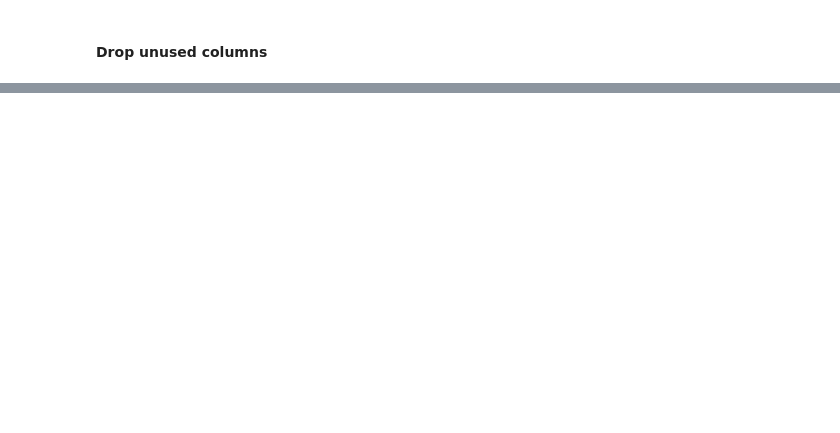
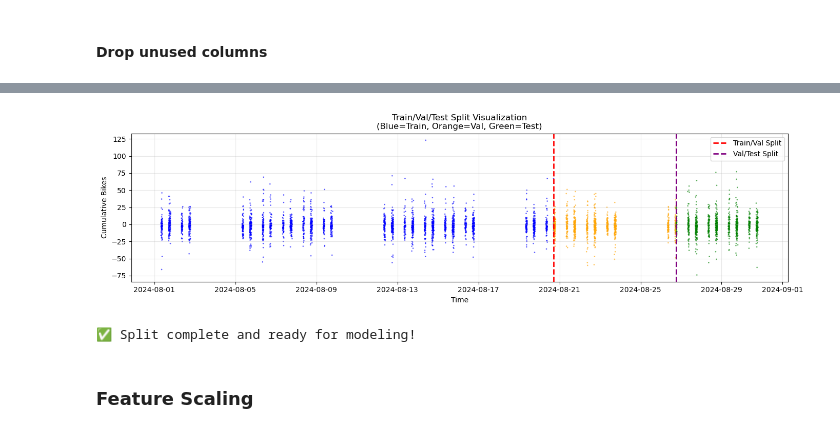
Before and after one commit to michaeltwersky/applied-ml-project, a Jupyter notebook: citibike_demand.ipynb, the cells around one changed output, grey strips where cells are left out. Cells and saved outputs as stored; diff of their text form; code cells hidden in the pictures; blank space fills up the shorter version.

```diff
--- a/citibike_demand.ipynb
+++ b/citibike_demand.ipynb
@@ -1006,7 +1304,7 @@ bike_changes = pd.merge(bike_changes, station_interval_agg_cat, on=['station_id'
 #### Clean new DF
 # %%
 # 1. Drop redundant columns
-bike_changes = bike_changes.drop(columns=['conditions', 'rush_period'])
+bike_changes = bike_changes.drop(columns=['conditions'])
 
 # 2. Fill missing weather data (forward fill from previous hour)
 weather_cols = ['temp', 'dew', 'precip', 'precipprob', 'windspeed', 'cloudcover', 'visibility']
@@ -1109,12 +1378,0 @@ station_features = pd.merge(station_features, station_trip_stats, on='station_id
-# %%
-# Merge station characteristics
-bike_changes = pd.merge(
-    bike_changes,
-    station_features[['station_id', 'lat', 'lng', 'borough', 'borough_encoded',
-                      'total_historical_rides', 'avg_trip_duration_hist',
-                      'std_trip_duration', 'member_proportion_hist']],
-    on='station_id',
-    how='left'
-)
-
-print(f"bike_changes shape after merge: {bike_changes.shape}")
@@ -1207,0 +1765,46 @@ fig.show()
+# %%
+# Visualize the split
+fig, ax = plt.subplots(figsize=(14, 4))
+
+# Plot a sample of the target variable colored by split
+sample_size = min(5000, len(bike_changes_model))
+sample_idx = np.random.choice(len(bike_changes_model), sample_size, replace=False)
+sample_idx = sorted(sample_idx)
+
+sample_data = bike_changes_model.iloc[sample_idx]
+
+# Color by split
+colors = []
+for idx in sample_idx:
+    if idx < train_end:
+        colors.append('blue')
+    elif idx < val_end:
+        colors.append('orange')
+    else:
+        colors.append('green')
+
+ax.scatter(sample_data['time_interval'], sample_data[TARGET],
+           c=colors, s=1, alpha=0.5)
+
+# Add split boundaries
+if 'time_interval' in bike_changes_model.columns:
+    train_boundary = bike_changes_model.iloc[train_end]['time_interval']
+    val_boundary = bike_changes_model.iloc[val_end-1]['time_interval']
+
+    ax.axvline(train_boundary, color='red', linestyle='--', linewidth=2, label='Train/Val Split')
+    ax.axvline(val_boundary, color='purple', linestyle='--', linewidth=2, label='Val/Test Split')
+
+ax.set_xlabel('Time')
+ax.set_ylabel('Cumulative Bikes')
+ax.set_title('Train/Val/Test Split Visualization\n(Blue=Train, Orange=Val, Green=Test)')
+ax.legend()
+ax.grid(True, alpha=0.3)
+plt.tight_layout()
+plt.show()
+
+print("✅ Split complete and ready for modeling!")
+# %% [output]
+[figure, added]
+✅ Split complete and ready for modeling!
+# %% [markdown]
+### Feature Scaling
```
Also changed, not shown: parts of 40 cells of this notebook.
